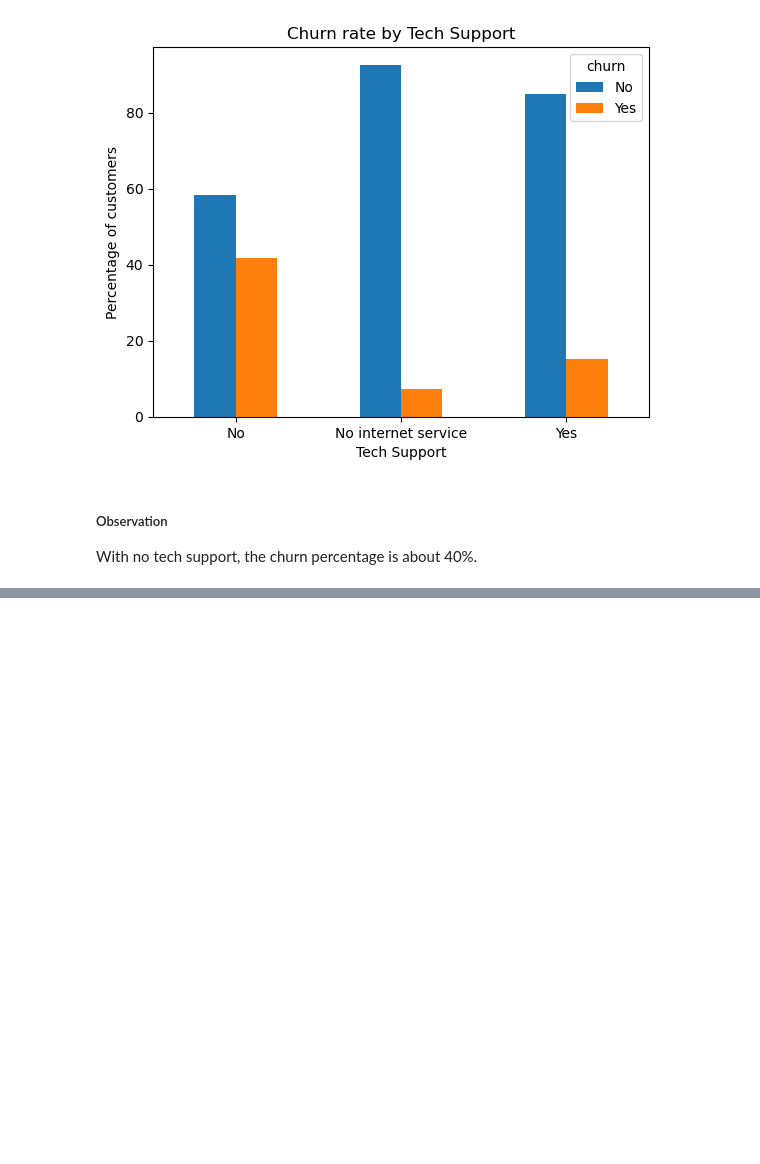
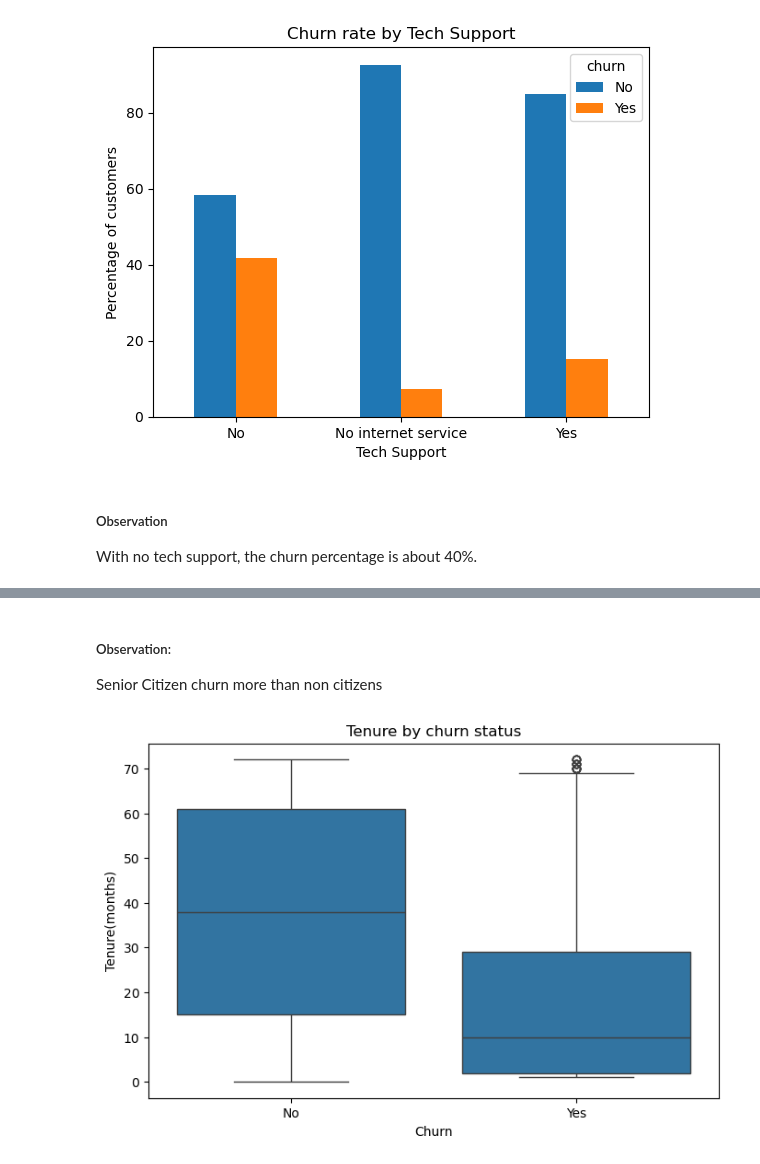
Before and after one commit to nb-acharya/customer_churn_prediction, a Jupyter notebook: notebooks/03_python_eda.ipynb, the cells around one changed output, grey strips where cells are left out. Saved outputs shown, nothing was run; the diff lists cells and outputs as text; code cells hidden in the pictures; blank space fills up the shorter version.

```diff
--- a/notebooks/03_python_eda.ipynb
+++ b/notebooks/03_python_eda.ipynb
@@ -366,0 +381,13 @@ With no tech support, the churn percentage is about 40%.
+# %% [markdown]
+##### Observation:
+Senior Citizen churn more than non citizens
+# %%
+ # How does tenure differ between churned vs retained customers?
+plt.figure(figsize=(8,5))
+sns.boxplot(x="Churn",y='tenure', data=df)
+plt.title("Tenure by churn status")
+plt.xlabel("Churn")
+plt.ylabel("Tenure(months)")
+plt.show()
+# %% [output]
+[figure, added]
```
Also changed, not shown: parts of 12 cells of this notebook.
